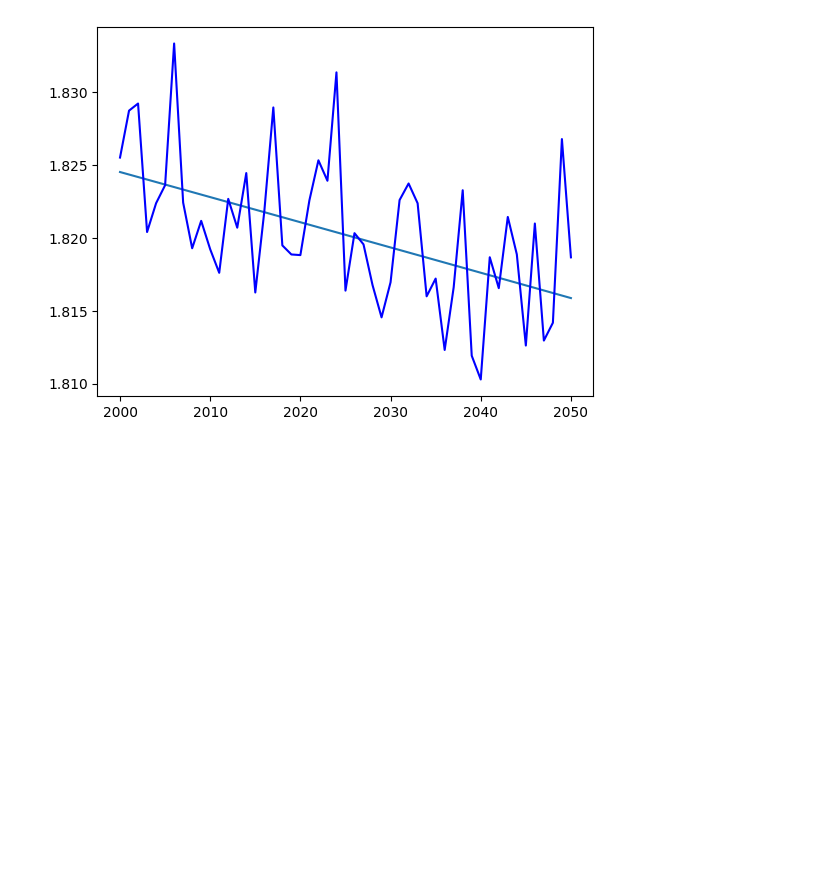
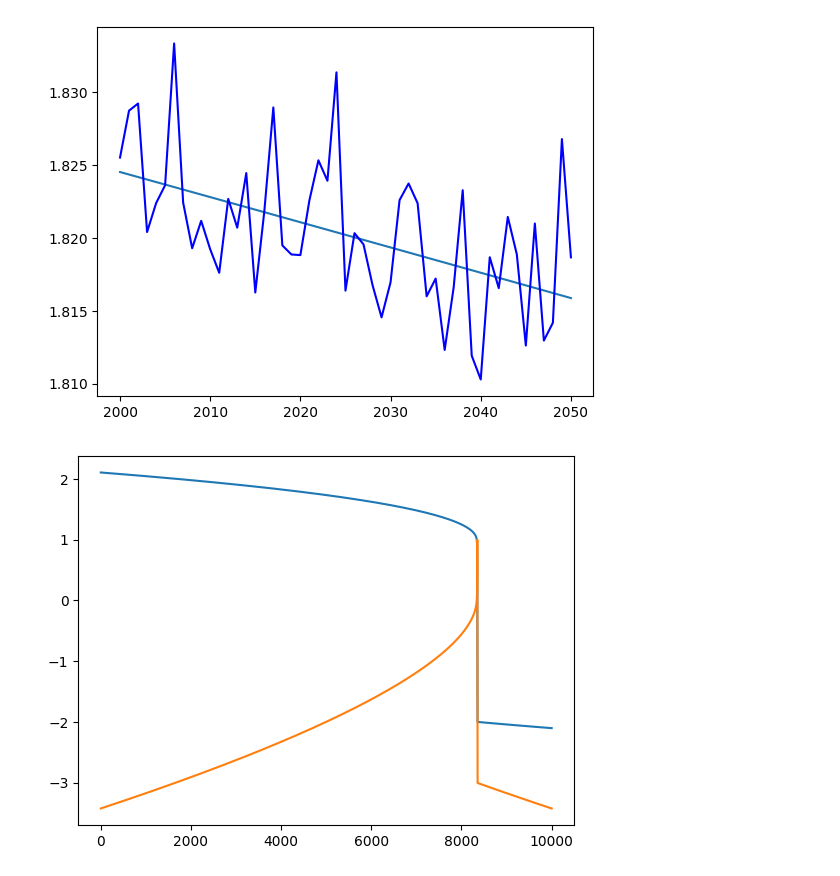
Before and after one commit to j-dichgans/Bachelor-Thesis, a Jupyter notebook: clarke_fig_1_v2.ipynb, the cells around one changed output. Drawn from its saved outputs; the diff is of its cells as text; code cells hidden in the pictures; blank space fills up the shorter version.

Commit message:
work on lambda method, try to fit observed psd to target psd

```diff
--- a/clarke_fig_1_v2.ipynb
+++ b/clarke_fig_1_v2.ipynb
@@ -365,3 +352,22 @@ acf
 # %% [output]
 0.05280819385658102
 [figure]
+# %%
+#get_lambda verstehen
+#vorfaktor sqrt kürzt sich
+
+xs_white_filt_detr = statsmodels.tsa.tsatools.detrend(xs_white_filtered[:500],order = 2)
+
+plt.plot(ts,upper)
+plt.plot(ts,true_ls)
+
+mean_ls_500 = true_ls[:500].mean()
+
+#N = 500*steps_per_unit_time
+frequencies = 2*np.pi*(1/500)*np.arange(1,250)
+
+targets = 1/(frequencies**2 + mean_ls_500**2)
+estim_psd_xs_wn = [np.abs((1/np.sqrt(500)*(np.exp(-1j*frequencies[i]*np.arange(0,500)) @ xs_white_filt_detr)))**2 for i in range(249)]
+estim_psd_xi_wn = [np.abs((1/np.sqrt(500)*(np.exp(-1j*frequencies[i]*np.arange(0,500)) @ white_noise_filtered[:500]*np.sqrt(10))))**2 for i in range(249)]
+# %% [output]
+[figure, added]
```
Also changed, not shown: parts of 6 cells of this notebook, 2 other files.
